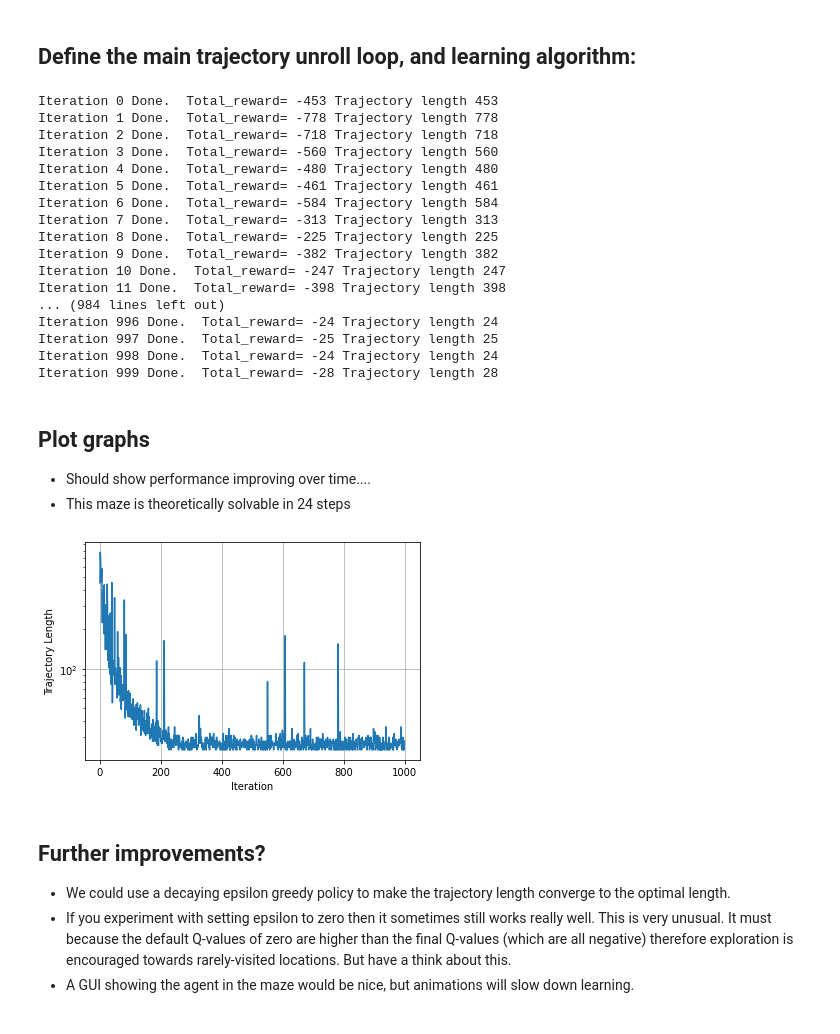
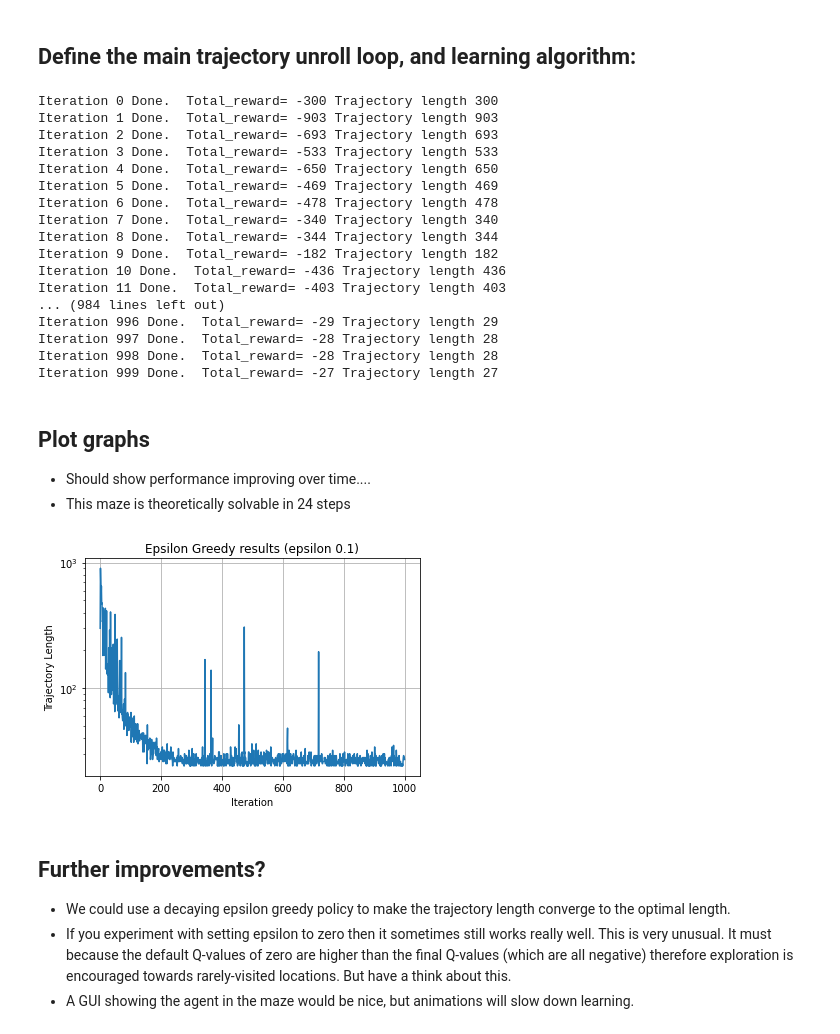
Before and after one commit to 11BelowStudio/ce811, a Jupyter notebook: lab8exercises/TabularQlearningExample.ipynb, the cells around one changed output. Cells and saved outputs as stored; diff of their text form; code cells hidden in the pictures.

Commit message:
tried some decaying epsilon-greedy stuff and some epsilon 0 stuff as well.

```diff
--- a/lab8exercises/TabularQlearningExample.ipynb
+++ b/lab8exercises/TabularQlearningExample.ipynb
@@ -106,7 +106,7 @@ print(Qtable.shape)
 - This policy (the epsilon-greedy policy) is the policy the agent will follow.
 - <span style="color:red">TODO: modify the code below to the epsilon-greedy policy</span>.
 # %%
-def run_policy(current_state, epsilon):
+def run_policy(current_state, epsilon, q_table=None):
     # This function runs the epsilon-greedy policy to choose the integer action to take (i.e. 0,1,2 or 3)
     # TODO modify this function to be the epsilon greedy policy.
     # With probability epsilon, it should return a purely random action.
@@ -114,7 +114,9 @@ def run_policy(current_state, epsilon):
         return np.random.choice([0,1,2,3])
     # Greedy policy
     y,x=current_state
-    q_values=Qtable[y,x,:]
+    if q_table is None:
+        q_table = Qtable
+    q_values=q_table[y,x,:]
     best_q_value=q_values.max()
     best_q_indices=np.argwhere(q_values == best_q_value).flatten().tolist()
     #if multiple q values have the maximum value, then choose one of them randomly
@@ -136,18 +138,20 @@ $$Q'_t=\begin{cases}r_t + \gamma \max_{a}Q(s_{t+1},a)&\text{if }s_{t+1}\notin \m
 - Also note that each state $s_t$ and $s_{t+1}$ can be decomposed into $(y,x)$.  It's NOT $(x,y)$.
 - <span style="color:red">TODO: modify the code below to apply the q-learning update...</span>.
 # %%
-def apply_q_update(state, action, reward, next_state, done, discount_factor):
+def apply_q_update(state, action, reward, next_state, done, discount_factor, q_table=None):
+    if q_table is None:
+        q_table = Qtable
     sy,sx=state
     nsy,nsx=next_state
-    current_q_value = Qtable[sy,sx,action]
-    all_q_values_at_next_state=Qtable[nsy,nsx, :]
+    current_q_value = q_table[sy,sx,action]
+    all_q_values_at_next_state=q_table[nsy,nsx, :]
     # TODO set the variable target_q_value here....
     if done:
         target_q_value = reward
     else:
         # Hint use "all_q_values_at_next_state" and "np.max" in this next line.
         target_q_value = reward + discount_factor * np.max(all_q_values_at_next_state)
-    Qtable[sy,sx,action] += learning_rate * (target_q_value- current_q_value) #update
+    q_table[sy,sx,action] += learning_rate * (target_q_value- current_q_value) #update
     return current_q_value, state
 # %% [markdown]
 ## Define the main trajectory unroll loop, and learning algorithm:
@@ -182,23 +186,23 @@ for iteration in range(iterations):
     reward_history.append(total_reward)
     trajectory_length_history.append(time_step)
 # %% [output]
-Iteration 0 Done.  Total_reward= -453 Trajectory length 453
-Iteration 1 Done.  Total_reward= -778 Trajectory length 778
-Iteration 2 Done.  Total_reward= -718 Trajectory length 718
-Iteration 3 Done.  Total_reward= -560 Trajectory length 560
-Iteration 4 Done.  Total_reward= -480 Trajectory length 480
-Iteration 5 Done.  Total_reward= -461 Trajectory length 461
-Iteration 6 Done.  Total_reward= -584 Trajectory length 584
-Iteration 7 Done.  Total_reward= -313 Trajectory length 313
-Iteration 8 Done.  Total_reward= -225 Trajectory length 225
-Iteration 9 Done.  Total_reward= -382 Trajectory length 382
-Iteration 10 Done.  Total_reward= -247 Trajectory length 247
-Iteration 11 Done.  Total_reward= -398 Trajectory length 398
+Iteration 0 Done.  Total_reward= -300 Trajectory length 300
+Iteration 1 Done.  Total_reward= -903 Trajectory length 903
+Iteration 2 Done.  Total_reward= -693 Trajectory length 693
+Iteration 3 Done.  Total_reward= -533 Trajectory length 533
+Iteration 4 Done.  Total_reward= -650 Trajectory length 650
+Iteration 5 Done.  Total_reward= -469 Trajectory length 469
+Iteration 6 Done.  Total_reward= -478 Trajectory length 478
+Iteration 7 Done.  Total_reward= -340 Trajectory length 340
+Iteration 8 Done.  Total_reward= -344 Trajectory length 344
+Iteration 9 Done.  Total_reward= -182 Trajectory length 182
+Iteration 10 Done.  Total_reward= -436 Trajectory length 436
+Iteration 11 Done.  Total_reward= -403 Trajectory length 403
 ... (984 lines left out)
-Iteration 996 Done.  Total_reward= -24 Trajectory length 24
-Iteration 997 Done.  Total_reward= -25 Trajectory length 25
-Iteration 998 Done.  Total_reward= -24 Trajectory length 24
-Iteration 999 Done.  Total_reward= -28 Trajectory length 28
+Iteration 996 Done.  Total_reward= -29 Trajectory length 29
+Iteration 997 Done.  Total_reward= -28 Trajectory length 28
+Iteration 998 Done.  Total_reward= -28 Trajectory length 28
+Iteration 999 Done.  Total_reward= -27 Trajectory length 27
 # %% [markdown]
 ## Plot graphs
 - Should show performance improving over time....
@@ -206,13 +210,14 @@ Iteration 999 Done.  Total_reward= -28 Trajectory length 28
 # %%
 import matplotlib.pyplot as plt
 plt.plot(trajectory_length_history)
+plt.title("Epsilon Greedy results (epsilon 0.1)")
 plt.ylabel('Trajectory Length')
 plt.yscale('log')
 plt.xlabel('Iteration')
 plt.grid()
 plt.show()
 # %% [output]
-[figure, old version]
+[figure, new version]
 # %% [markdown]
 ## Further improvements?
 
```
Also changed, not shown: parts of 6 cells of this notebook.
